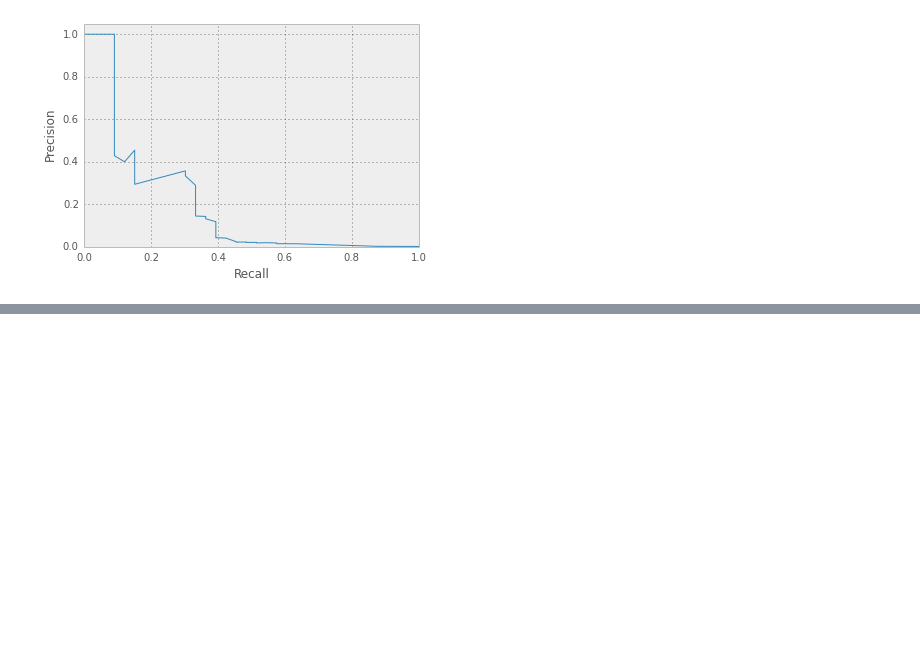
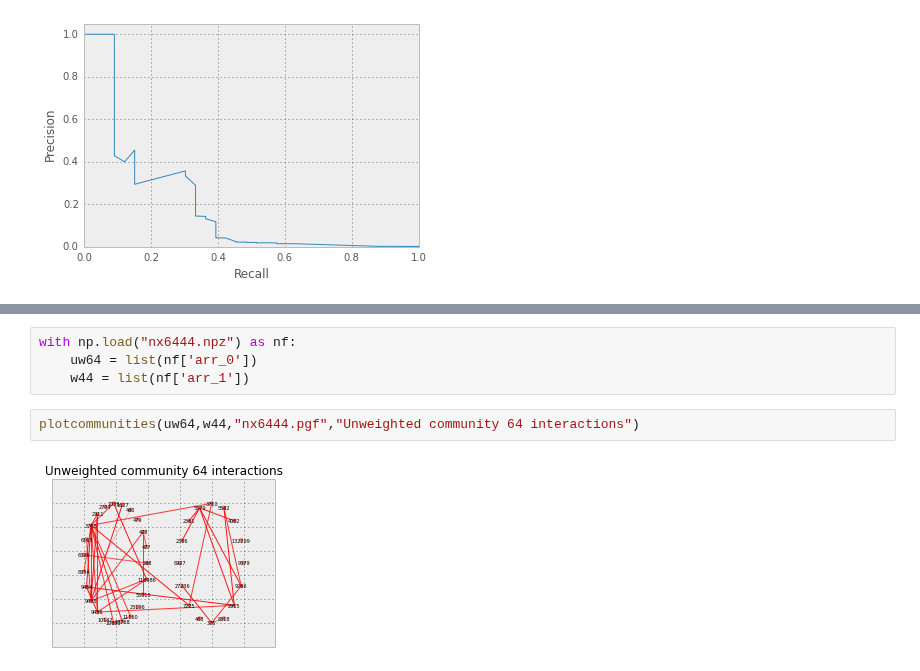
Before and after one commit to gngdb/opencast-bio, a Jupyter notebook: notebooks/Creating pgf graphs.ipynb, the cells around one changed output, grey strips where cells are left out. Saved outputs shown, nothing was run; the diff lists cells and outputs as text; blank space fills up the shorter version.

```diff
--- a/notebooks/Creating pgf graphs.ipynb
+++ b/notebooks/Creating pgf graphs.ipynb
@@ -334,0 +395,8 @@ drawprecisionrecall(precision,recall,"rf.pr.tikz")
+# %%
+with np.load("nx6444.npz") as nf:
+    uw64 = list(nf['arr_0'])
+    w44 = list(nf['arr_1'])
+# %%
+plotcommunities(uw64,w44,"nx6444.pgf","Unweighted community 64 interactions")
+# %% [output]
+[figure, added]
```
Also changed, not shown: parts of 12 cells of this notebook, 1 other file.
